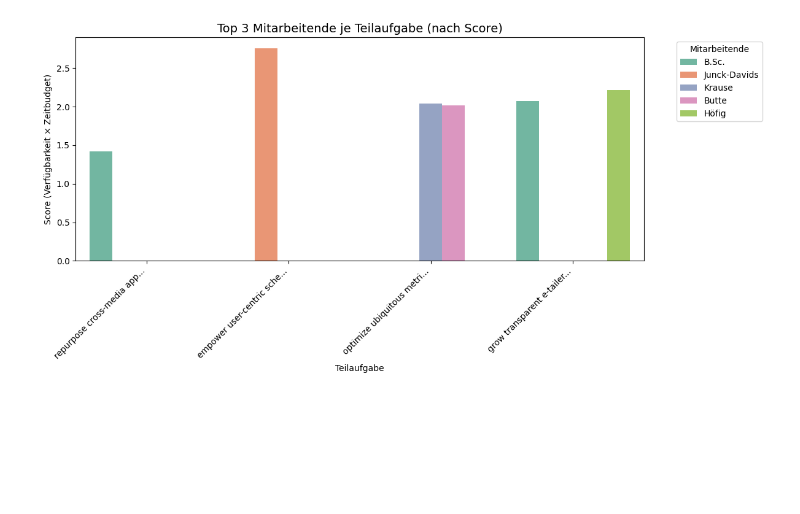
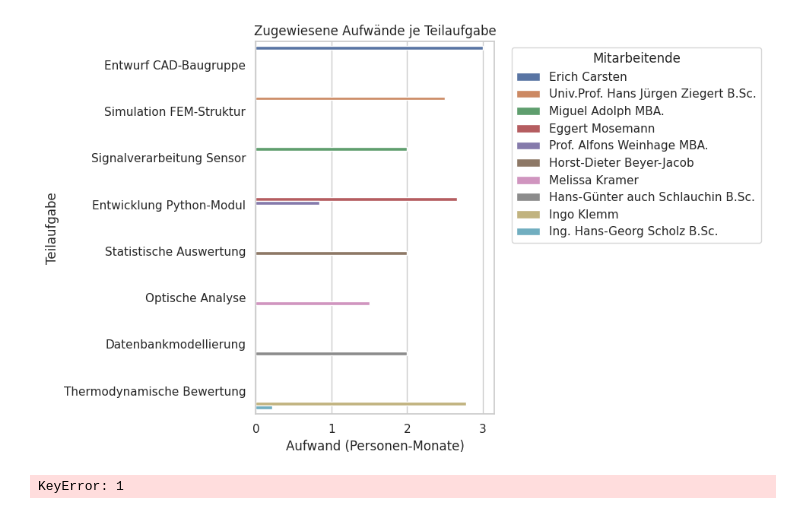
Before and after one commit to SpartanProgram/Personalmanager, a Jupyter notebook: visualizations/figures.ipynb, the cells around one changed output. Saved outputs shown, nothing was run; the diff lists cells and outputs as text; code cells hidden in the pictures; blank space fills up the shorter version.

Commit message:
Update Score-Matching

```diff
--- a/visualizations/figures.ipynb
+++ b/visualizations/figures.ipynb
@@ -27,10 +27,32 @@ print(df.head())
+# %%
+# Plot-Stil
+sns.set(style="whitegrid")
+
+# Plot
+plt.figure(figsize=(10, 6))
+plot = sns.barplot(
+    data=df,
+    x="zugewiesener_aufwand",
+    y="teilaufgabe",
+    hue="name",
+    dodge=True
+)
+
+plt.title("Zugewiesene Aufwände je Teilaufgabe")
+plt.xlabel("Aufwand (Personen-Monate)")
+plt.ylabel("Teilaufgabe")
+plt.legend(title="Mitarbeitende", bbox_to_anchor=(1.05, 1), loc='upper left')
+plt.tight_layout()
+plt.show()
+# %% [output]
+[figure, added]
 # %%
 # Optional: Kürzen für bessere Lesbarkeit
 df["teilaufgabe_kurz"] = df["teilaufgabe"].str.slice(0, 25) + "..."
 df["name_kurz"] = df["name"].str.split().str[-1]
 # %%
 # Nur Daten mit Score > 0
-df = df[df["score"] > 0]
+df = df[df[1] > 0]
 
 # Prüfen, ob überhaupt Daten übrig sind
 if df.empty:
@@ -52,4 +74,4 @@ else:
     plt.tight_layout()
     plt.show()
 # %% [output]
-[figure, removed]
+KeyError: 1
```
Also changed, not shown: parts of 1 cell of this notebook, 5 other files.
